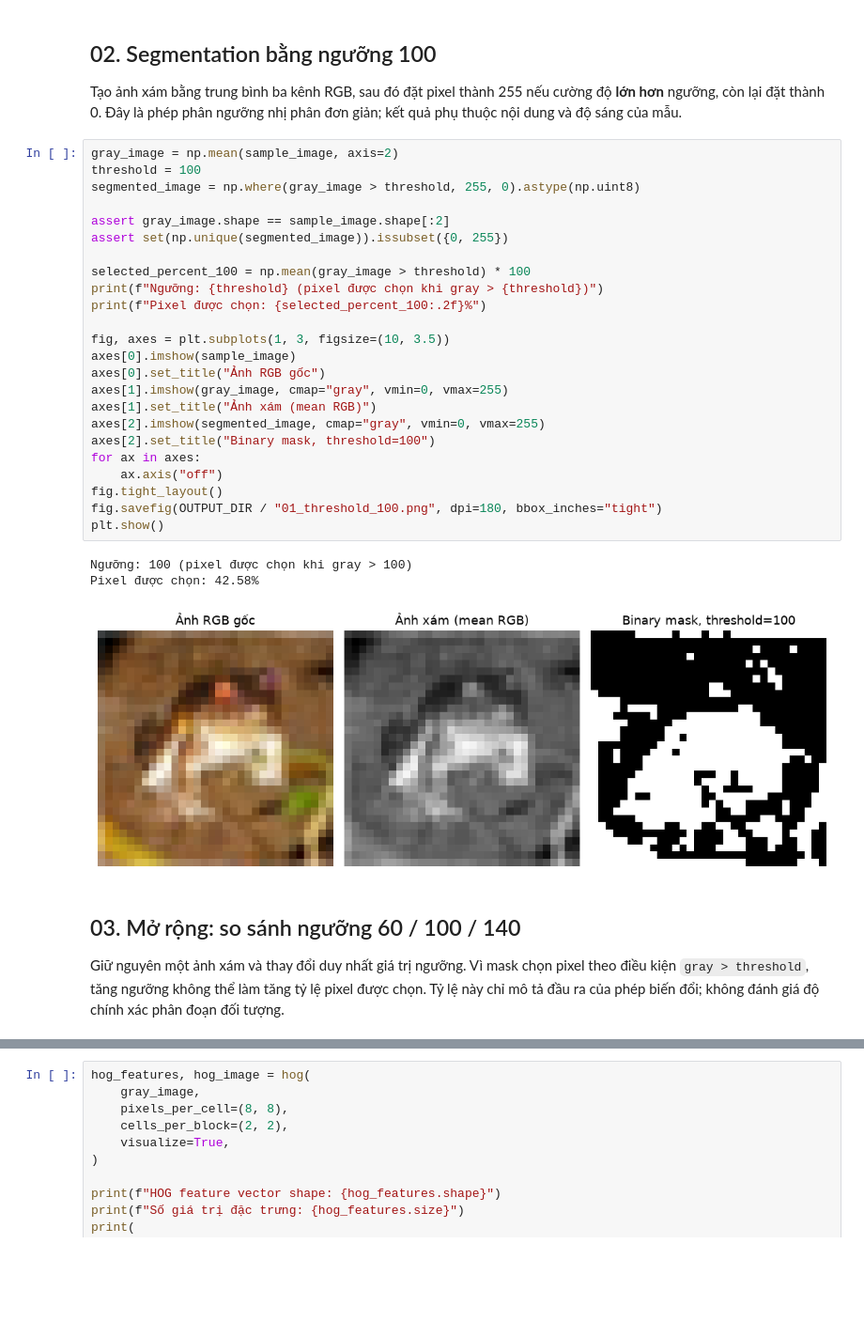
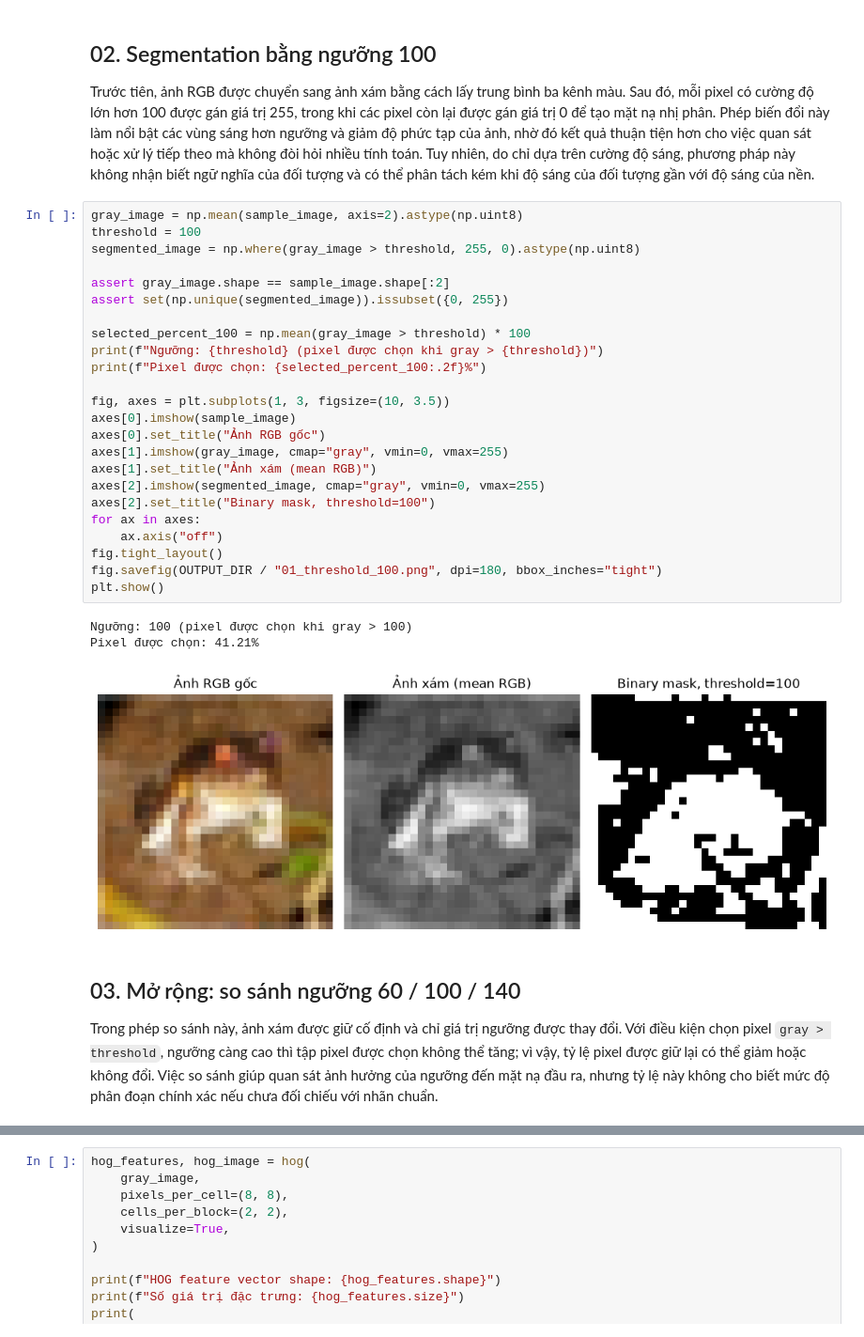
Before and after one commit to tungthien408/PR_Seminar_BaKhi, a Jupyter notebook: notebooks/02_Segmentation_HOG.ipynb, the cells around one changed output, grey strips where cells are left out. Shown at 94% size. Drawn from its saved outputs; the diff is of its cells as text; blank space fills up the shorter version.

```diff
--- a/notebooks/02_Segmentation_HOG.ipynb
+++ b/notebooks/02_Segmentation_HOG.ipynb
@@ -67,39 +69,39 @@ Kết quả sẽ lưu tại: C:\N4_HKI\PR_Seminar_BaKhi\outputs\tien
 # %% [markdown]
 ## 02. Segmentation bằng ngưỡng 100
 
-Tạo ảnh xám bằng trung bình ba kênh RGB, sau đó đặt pixel thành 255 nếu cường độ **lớn hơn** ngưỡng, còn lại đặt thành 0. Đây là phép phân ngưỡng nhị phân đơn giản; kết quả phụ thuộc nội dung và độ sáng của mẫu.
+Trước tiên, ảnh RGB được chuyển sang ảnh xám bằng cách lấy trung bình ba kênh màu. Sau đó, mỗi pixel có cường độ lớn hơn 100 được gán giá trị 255, trong khi các pixel còn lại được gán giá trị 0 để tạo mặt nạ nhị phân. Phép biến đổi này làm nổi bật các vùng sáng hơn ngưỡng và giảm độ phức tạp của ảnh, nhờ đó kết quả thuận tiện hơn cho việc quan sát hoặc xử lý tiếp theo mà không đòi hỏi nhiều tính toán. Tuy nhiên, do chỉ dựa trên cường độ sáng, phương pháp này không nhận biết ngữ nghĩa của đối tượng và có thể phân tách kém khi độ sáng của đối tượng gần với độ sáng của nền.
 # %%
-gray_image = np.mean(sample_image, axis=2)
+gray_image = np.mean(sample_image, axis=2).astype(np.uint8)
 threshold = 100
 segmented_image = np.where(gray_image > threshold, 255, 0).astype(np.uint8)
 
 assert gray_image.shape == sample_image.shape[:2]
 assert set(np.unique(segmented_image)).issubset({0, 255})
 
 selected_percent_100 = np.mean(gray_image > threshold) * 100
 print(f"Ngưỡng: {threshold} (pixel được chọn khi gray > {threshold})")
 print(f"Pixel được chọn: {selected_percent_100:.2f}%")
 
 fig, axes = plt.subplots(1, 3, figsize=(10, 3.5))
 axes[0].imshow(sample_image)
 axes[0].set_title("Ảnh RGB gốc")
 axes[1].imshow(gray_image, cmap="gray", vmin=0, vmax=255)
 axes[1].set_title("Ảnh xám (mean RGB)")
 axes[2].imshow(segmented_image, cmap="gray", vmin=0, vmax=255)
 axes[2].set_title("Binary mask, threshold=100")
 for ax in axes:
     ax.axis("off")
 fig.tight_layout()
 fig.savefig(OUTPUT_DIR / "01_threshold_100.png", dpi=180, bbox_inches="tight")
 plt.show()
 # %% [output]
 Ngưỡng: 100 (pixel được chọn khi gray > 100)
-Pixel được chọn: 42.58%
+Pixel được chọn: 41.21%
-[figure, old version]
+[figure, new version]
 # %% [markdown]
 ## 03. Mở rộng: so sánh ngưỡng 60 / 100 / 140
 
-Giữ nguyên một ảnh xám và thay đổi duy nhất giá trị ngưỡng. Vì mask chọn pixel theo điều kiện `gray > threshold`, tăng ngưỡng không thể làm tăng tỷ lệ pixel được chọn. Tỷ lệ này chỉ mô tả đầu ra của phép biến đổi; không đánh giá độ chính xác phân đoạn đối tượng.
+Trong phép so sánh này, ảnh xám được giữ cố định và chỉ giá trị ngưỡng được thay đổi. Với điều kiện chọn pixel `gray > threshold`, ngưỡng càng cao thì tập pixel được chọn không thể tăng; vì vậy, tỷ lệ pixel được giữ lại có thể giảm hoặc không đổi. Việc so sánh giúp quan sát ảnh hưởng của ngưỡng đến mặt nạ đầu ra, nhưng tỷ lệ này không cho biết mức độ phân đoạn chính xác nếu chưa đối chiếu với nhãn chuẩn.
 # %%
 thresholds = (60, 100, 140)
 fig, axes = plt.subplots(1, len(thresholds) + 1, figsize=(11, 3.3))
```
Also changed, not shown: parts of 6 cells of this notebook.
